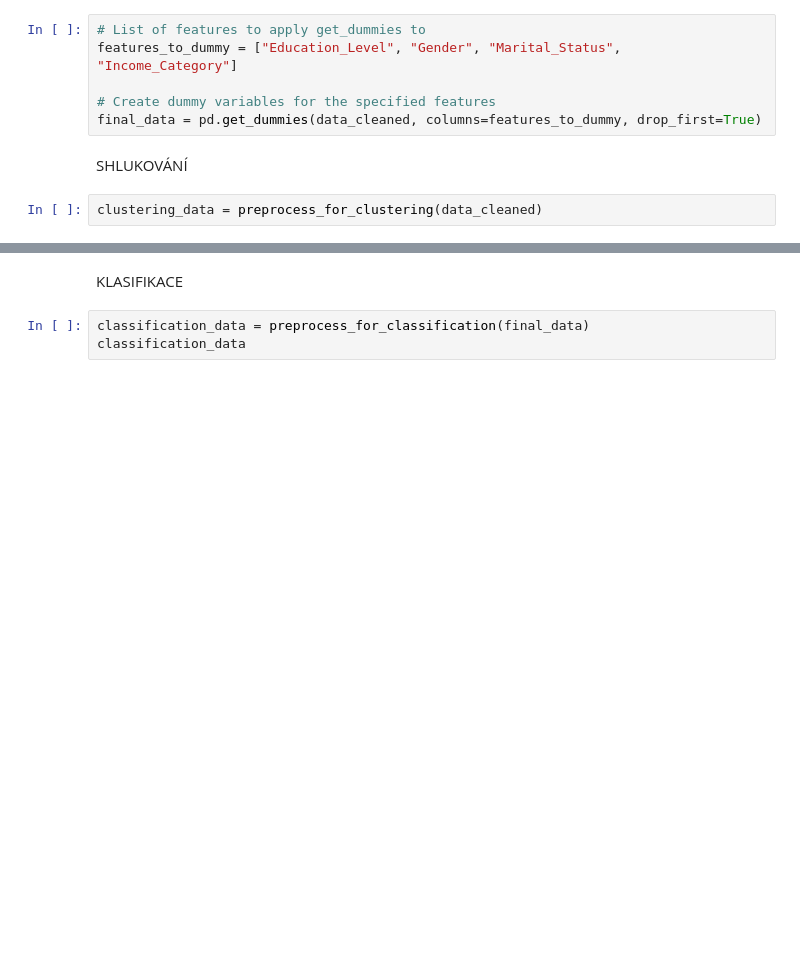
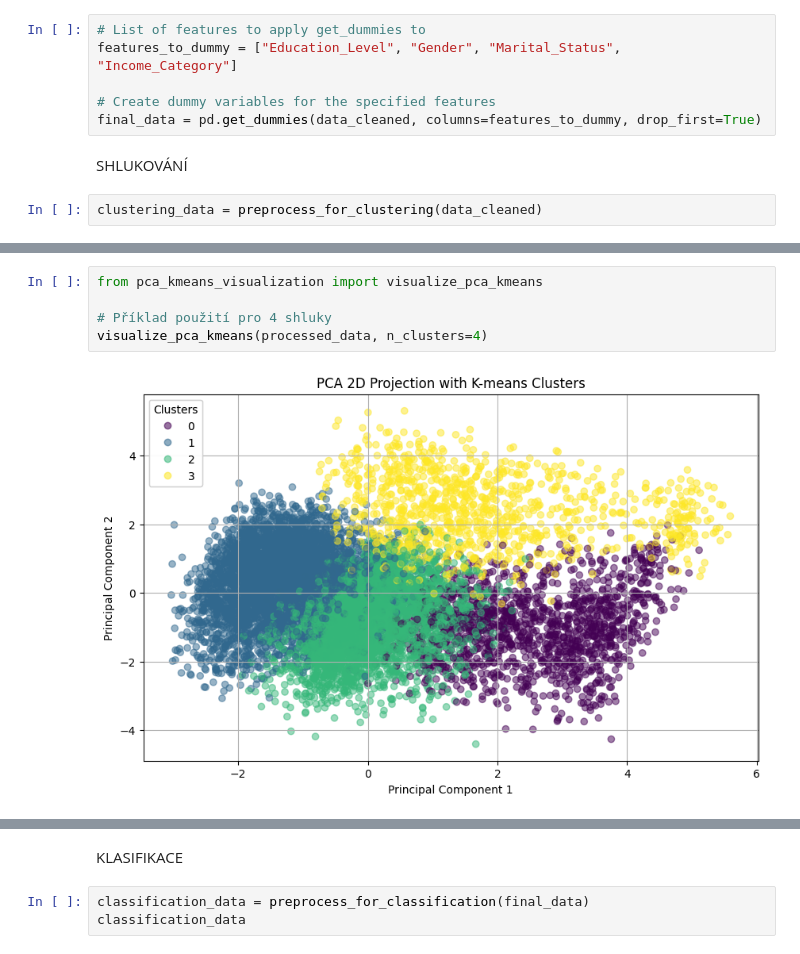
Before and after one commit to AlenaMochalina/Credit-card-attrition-analysis-in-Python, a Jupyter notebook: Credit-card-attrition-analysis-in-Python.ipynb, the cells around one changed output, grey strips where cells are left out. Saved outputs shown, nothing was run; the diff lists cells and outputs as text; blank space fills up the shorter version.

```diff
--- a/Credit-card-attrition-analysis-in-Python.ipynb
+++ b/Credit-card-attrition-analysis-in-Python.ipynb
@@ -415,0 +494,7 @@ clustering_data = preprocess_for_clustering(data_cleaned)
+# %%
+from pca_kmeans_visualization import visualize_pca_kmeans
+
+# Příklad použití pro 4 shluky
+visualize_pca_kmeans(processed_data, n_clusters=4)
+# %% [output]
+[figure, added]
```
Also changed, not shown: parts of 17 cells of this notebook, 1 other file.
